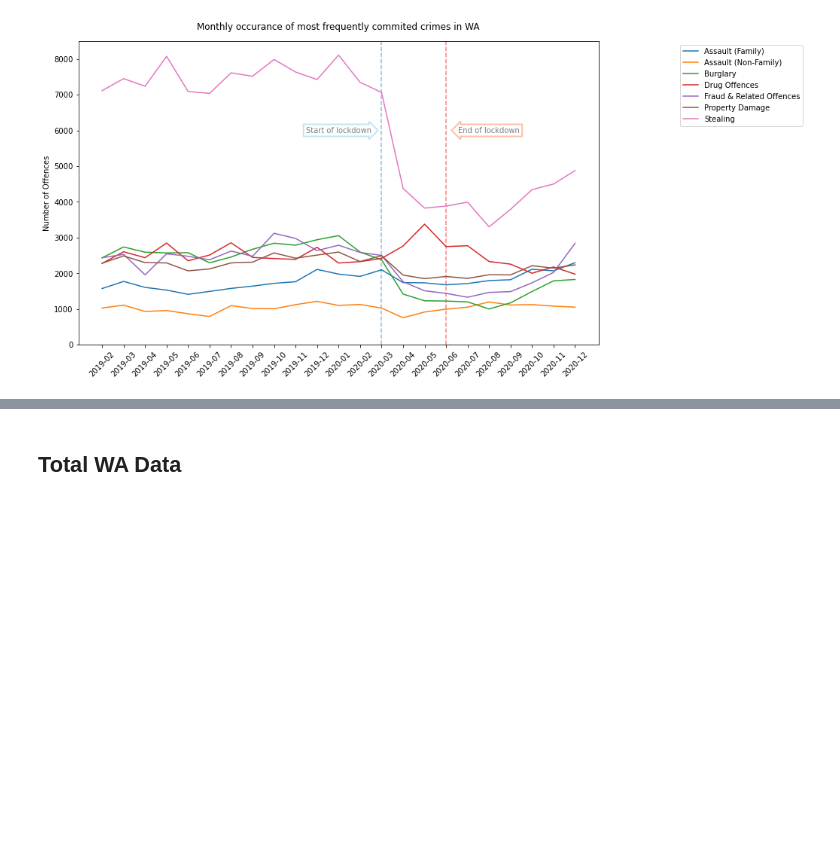
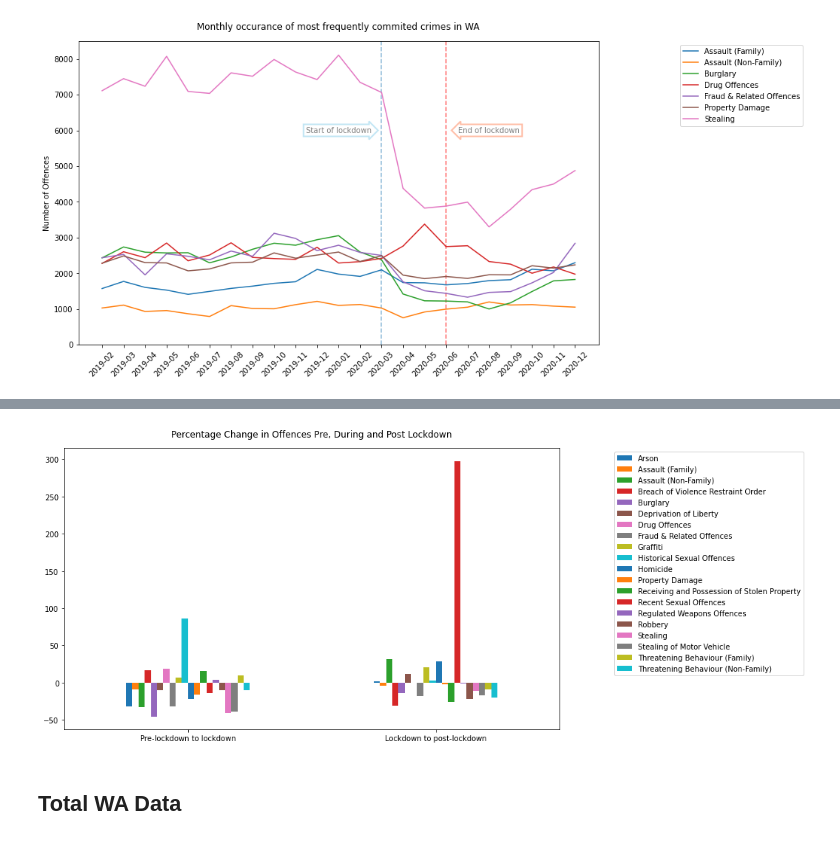
Before and after one commit to FernB/WACrimeRatesCovid19, a Jupyter notebook: WACrimeStatistics.ipynb, the cells around one changed output, grey strips where cells are left out. Saved outputs shown, nothing was run; the diff lists cells and outputs as text; code cells hidden in the pictures; blank space fills up the shorter version.

```diff
--- a/WACrimeStatistics.ipynb
+++ b/WACrimeStatistics.ipynb
@@ -550,0 +562,15 @@ plt.show()
+# %%
+
+ChangeWA = LockdownperiodsWA.pct_change().multiply(100).round(2)
+ChangeWA.dropna(axis='rows', inplace=True)
+RenamedWA = ChangeWA.copy()
+RenamedWA.index =["Pre-lockdown to lockdown","Lockdown to post-lockdown"]
+RenamedWA.plot(kind ='bar',figsize=(12,7))
+
+plt.legend(bbox_to_anchor = (1.5, 1.0))
+plt.title("Percentage Change in Offences Pre, During and Post Lockdown", pad=15)
+plt.xticks(rotation=360)
+plt.savefig("crimeswapercentchange.png",bbox_inches='tight')
+plt.show()
+# %% [output]
+[figure, added]
```
Also changed, not shown: parts of 2 cells of this notebook.
